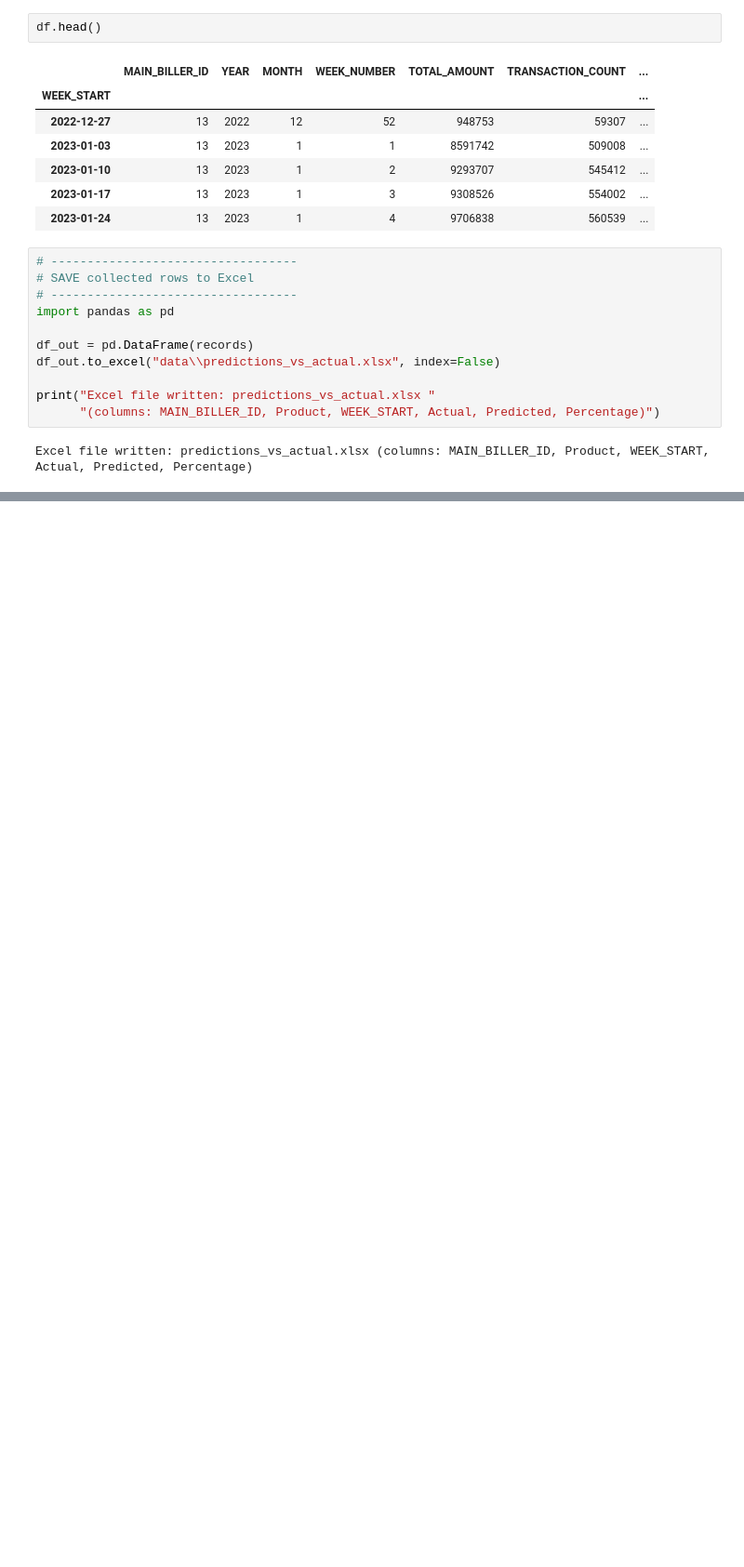
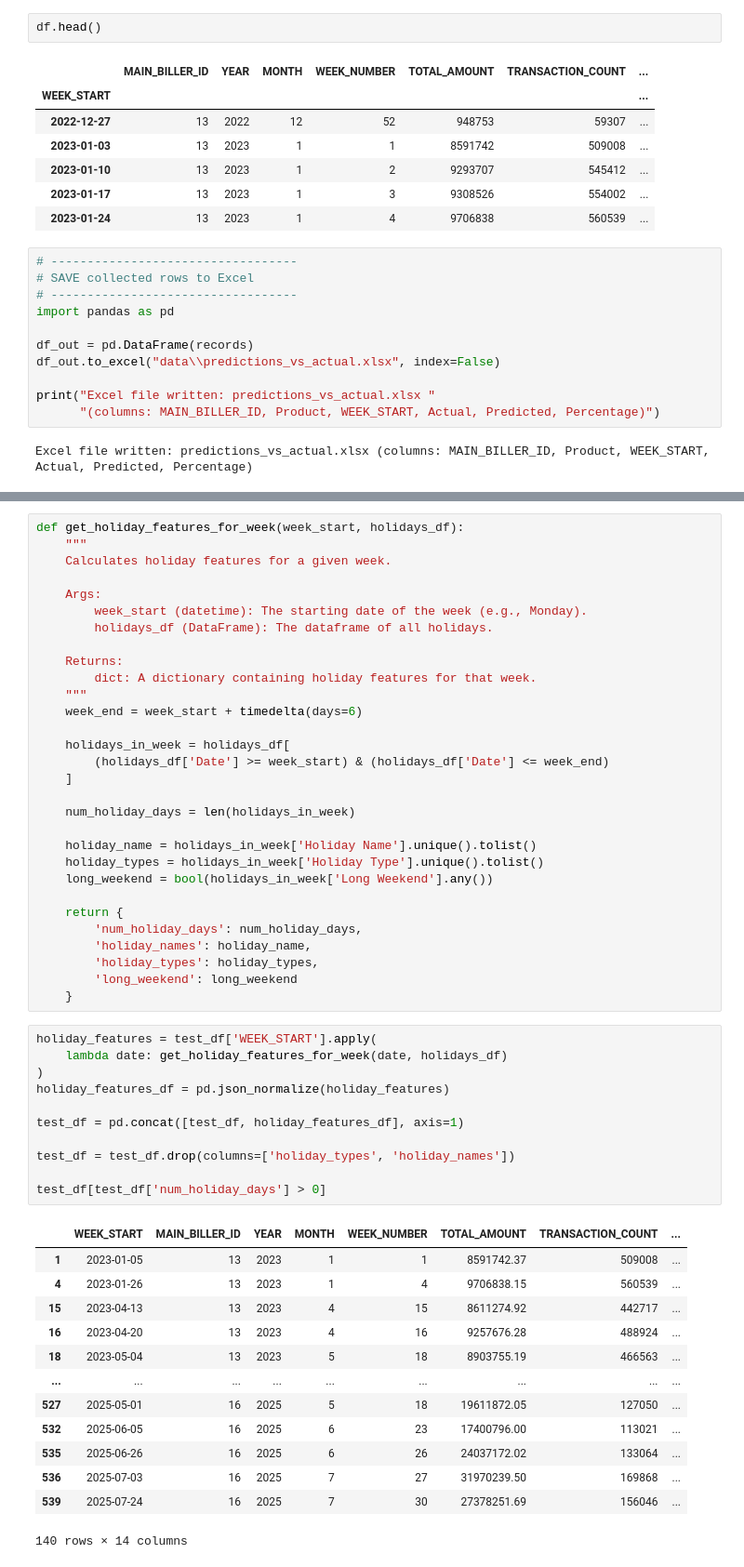
Before and after one commit to Jad-RAMOSS/Damen_AI_TeleForecast, a Jupyter notebook: model.ipynb, the cells around one changed output, grey strips where cells are left out. Shown at 93% size. Drawn from its saved outputs; the diff is of its cells as text; blank space fills up the shorter version.

```diff
--- a/model.ipynb
+++ b/model.ipynb
@@ -425,0 +456,55 @@ array([1.5623767e+07, 1.7021576e+07, 1.7555320e+07, 1.8157390e+07,
+# %%
+def get_holiday_features_for_week(week_start, holidays_df):
+    """
+    Calculates holiday features for a given week.
+
+    Args:
+        week_start (datetime): The starting date of the week (e.g., Monday).
+        holidays_df (DataFrame): The dataframe of all holidays.
+
+    Returns:
+        dict: A dictionary containing holiday features for that week.
+    """
+    week_end = week_start + timedelta(days=6)
+
+    holidays_in_week = holidays_df[
+        (holidays_df['Date'] >= week_start) & (holidays_df['Date'] <= week_end)
+    ]
+
+    num_holiday_days = len(holidays_in_week)
+
+    holiday_name = holidays_in_week['Holiday Name'].unique().tolist()
+    holiday_types = holidays_in_week['Holiday Type'].unique().tolist()
+    long_weekend = bool(holidays_in_week['Long Weekend'].any())
+
+    return {
+        'num_holiday_days': num_holiday_days,
+        'holiday_names': holiday_name,
+        'holiday_types': holiday_types,
+        'long_weekend': long_weekend
+    }
+# %%
+holiday_features = test_df['WEEK_START'].apply(
+    lambda date: get_holiday_features_for_week(date, holidays_df)
+)
+holiday_features_df = pd.json_normalize(holiday_features)
+
+test_df = pd.concat([test_df, holiday_features_df], axis=1)
+
+test_df = test_df.drop(columns=['holiday_types', 'holiday_names'])
+
+test_df[test_df['num_holiday_days'] > 0]
+# %% [output]
+|  | WEEK_START | MAIN_BILLER_ID | YEAR | MONTH | WEEK_NUMBER | TOTAL_AMOUNT | TRANSACTION_COUNT | ... |
+| 1 | 2023-01-05 | 13 | 2023 | 1 | 1 | 8591742.37 | 509008 | ... |
+| 4 | 2023-01-26 | 13 | 2023 | 1 | 4 | 9706838.15 | 560539 | ... |
+| 15 | 2023-04-13 | 13 | 2023 | 4 | 15 | 8611274.92 | 442717 | ... |
+| 16 | 2023-04-20 | 13 | 2023 | 4 | 16 | 9257676.28 | 488924 | ... |
+| 18 | 2023-05-04 | 13 | 2023 | 5 | 18 | 8903755.19 | 466563 | ... |
+| ... | ... | ... | ... | ... | ... | ... | ... | ... |
+| 527 | 2025-05-01 | 16 | 2025 | 5 | 18 | 19611872.05 | 127050 | ... |
+| 532 | 2025-06-05 | 16 | 2025 | 6 | 23 | 17400796.00 | 113021 | ... |
+| 535 | 2025-06-26 | 16 | 2025 | 6 | 26 | 24037172.02 | 133064 | ... |
+| 536 | 2025-07-03 | 16 | 2025 | 7 | 27 | 31970239.50 | 169868 | ... |
+| 539 | 2025-07-24 | 16 | 2025 | 7 | 30 | 27378251.69 | 156046 | ... |
+140 rows × 14 columns
```
Also changed, not shown: parts of 32 cells of this notebook.
